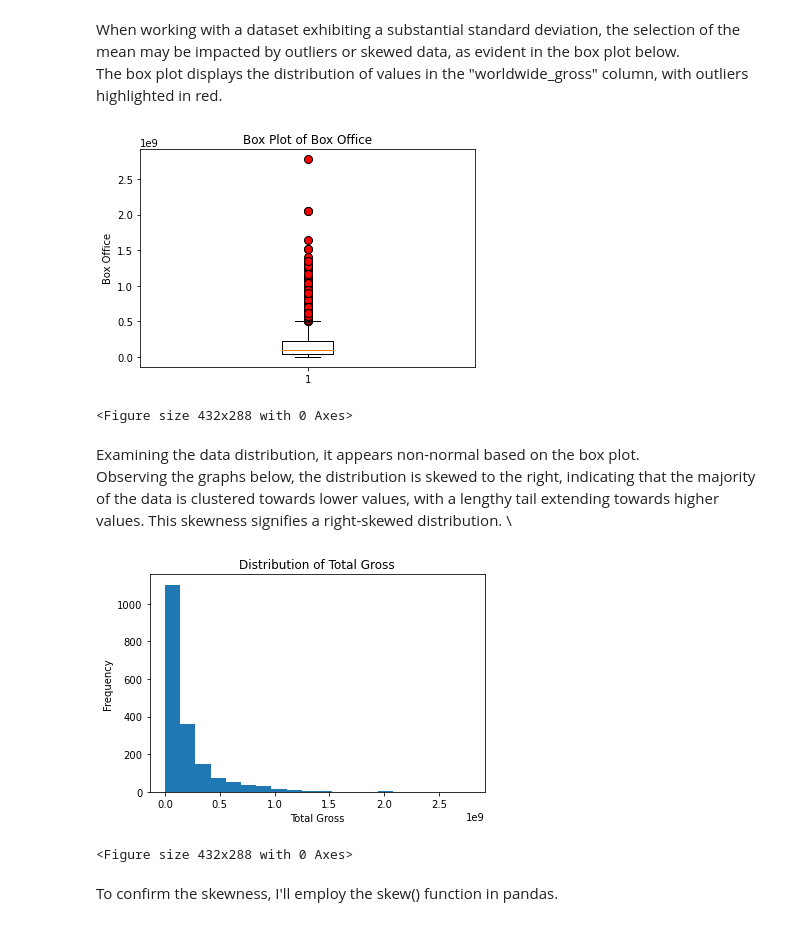
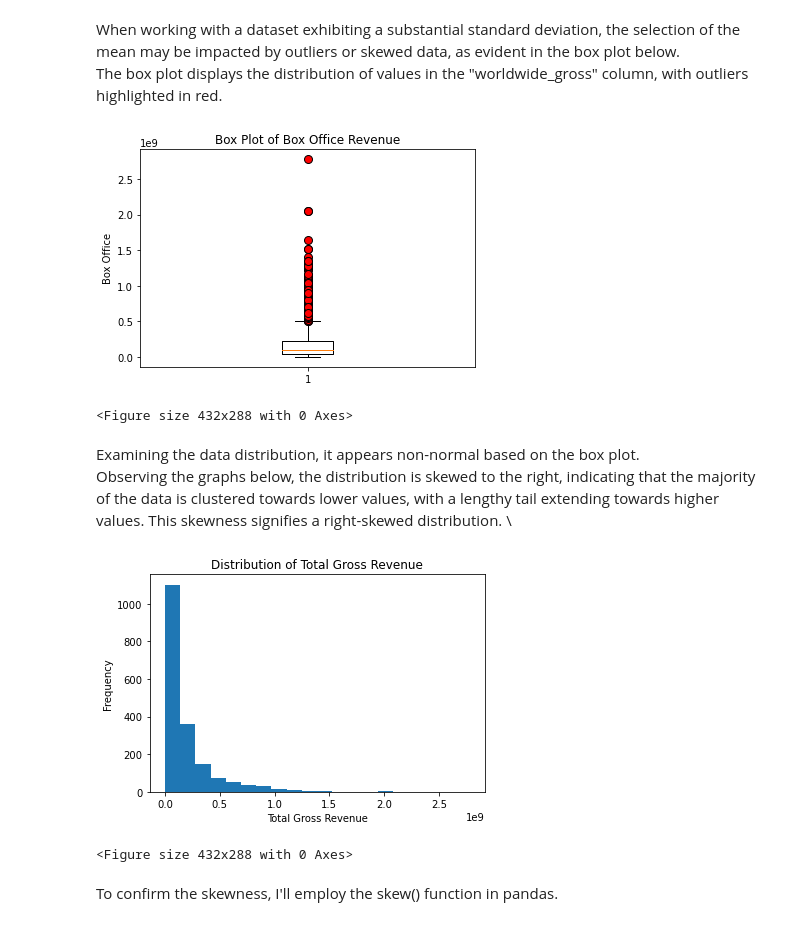
Before and after one commit to aramirezfr/FilmStudioDataAnalysis, a Jupyter notebook: Film Studio Data Analysis.ipynb, the cells around one changed output. Cells and saved outputs as stored; diff of their text form; code cells hidden in the pictures.

```diff
--- a/Film Studio Data Analysis.ipynb
+++ b/Film Studio Data Analysis.ipynb
@@ -906,12 +915,12 @@ The box plot displays the distribution of values in the "worldwide_gross" column
 # box plot with highlighted outliers
 plt.boxplot(filtered_thenumbers['worldwide_gross'], flierprops=dict(marker='o', markerfacecolor='red', markersize=8))
 plt.ylabel('Box Office')
-plt.title('Box Plot of Box Office')
+plt.title('Box Plot of Box Office Revenue')
 plt.show()
 #save plot
 plt.savefig("./Graphs/boxplot_grossrevenue.png", dpi=150)
 # %% [output]
-[figure, old version]
+[figure, new version]
 <Figure size 432x288 with 0 Axes>
 # %% [markdown]
 Examining the data distribution, it appears non-normal based on the box plot. \
@@ -920,14 +929,14 @@ This skewness signifies a right-skewed distribution. \
 # %%
 #create a histogram
 filtered_thenumbers['worldwide_gross'].plot(kind='hist', bins=20)
-plt.title('Distribution of Total Gross')
-plt.xlabel('Total Gross')
+plt.title('Distribution of Total Gross Revenue')
+plt.xlabel('Total Gross Revenue')
 plt.ylabel('Frequency')
 plt.show()
 #save plot
 plt.savefig("./Graphs/grossrevenue_barskew.png", dpi=150)
 # %% [output]
-[figure, old version]
+[figure, new version]
 <Figure size 432x288 with 0 Axes>
 # %% [markdown]
 To confirm the skewness, I'll employ the skew() function in pandas.
```
Also changed, not shown: parts of 12 cells of this notebook, 1 other file.
